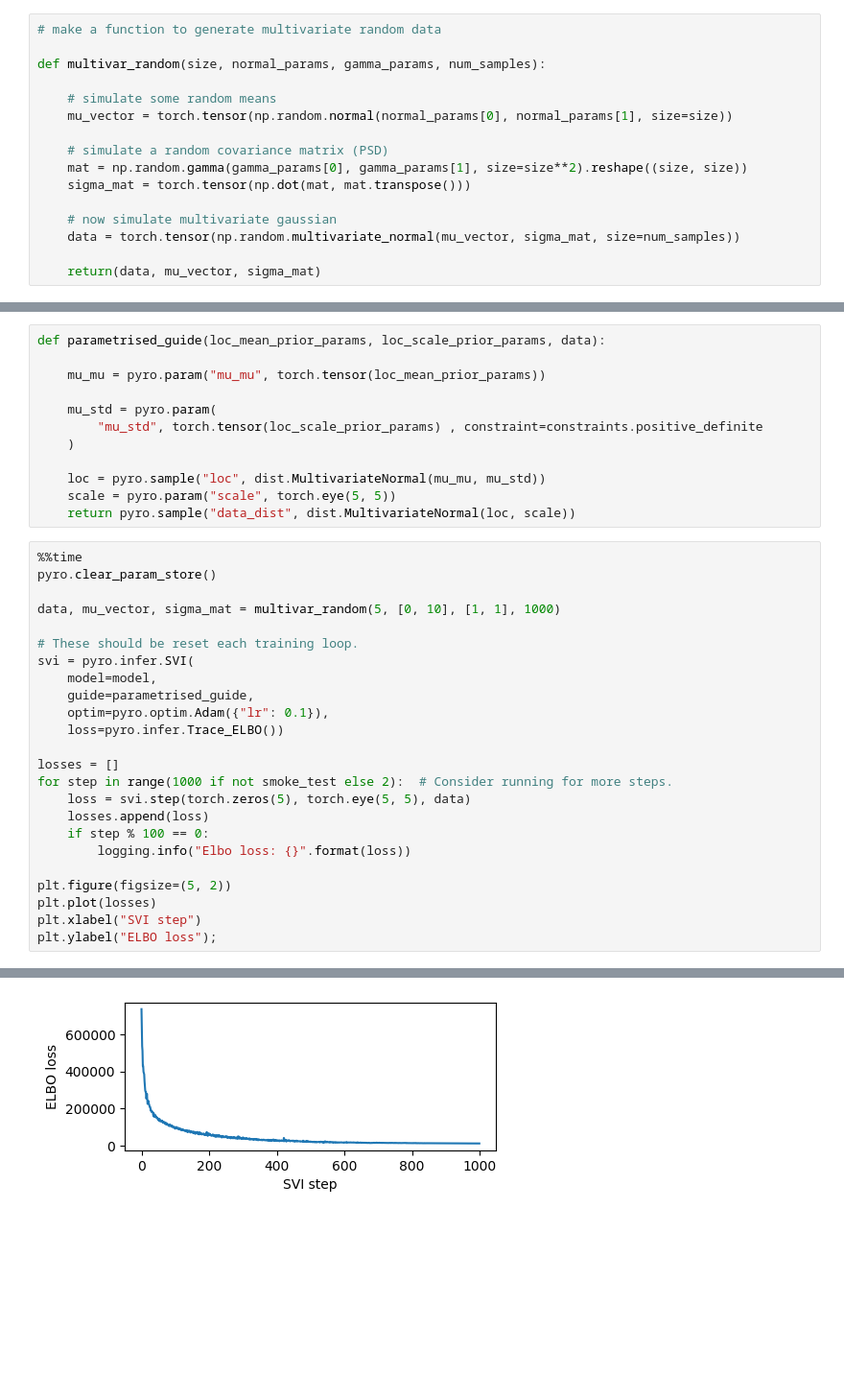
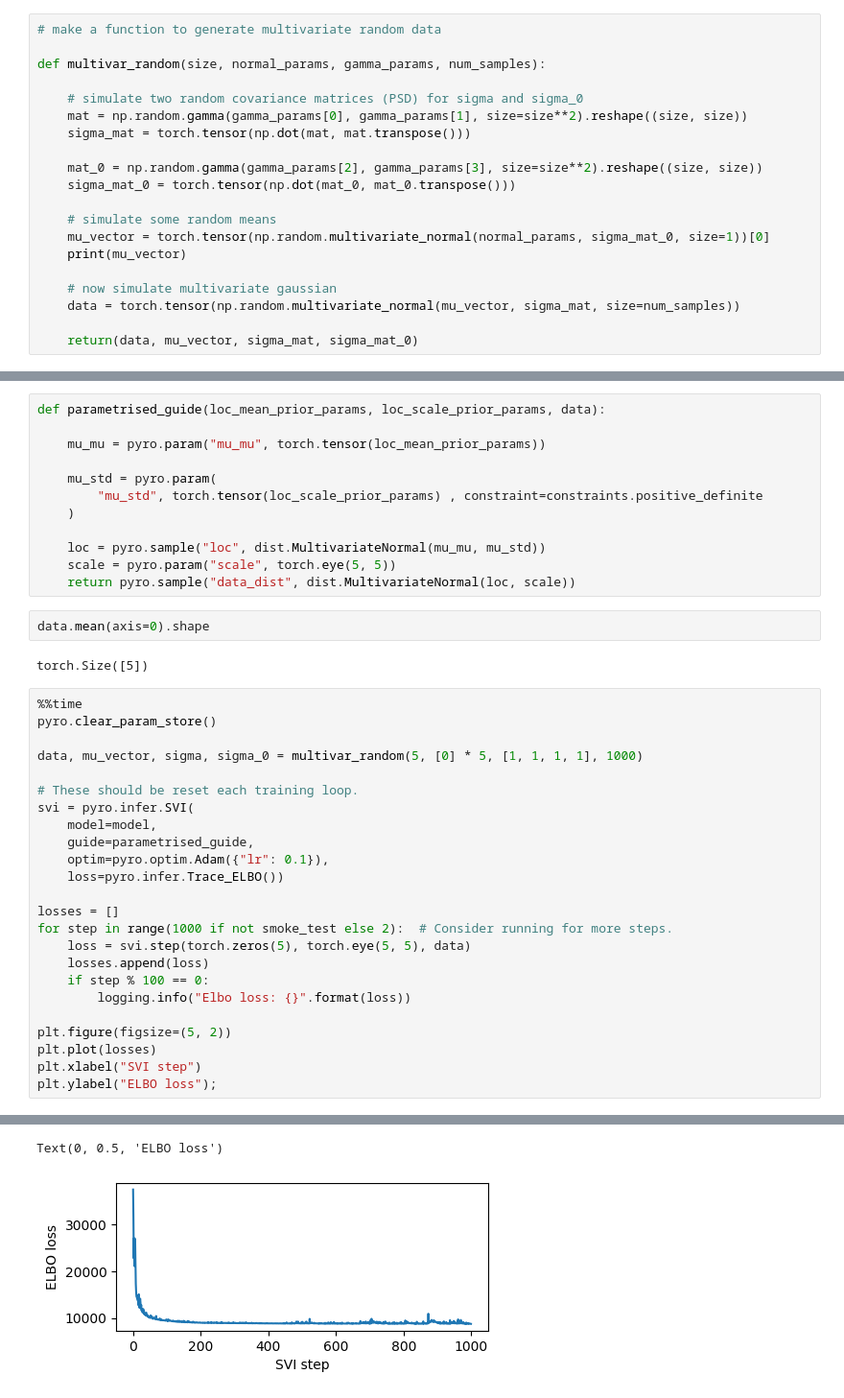
Before and after one commit to kmana1995/BayesianModeling, a Jupyter notebook: ProjectCode.ipynb, the cells around one changed output, grey strips where cells are left out. Shown at 96% size. Drawn from its saved outputs; the diff is of its cells as text; blank space fills up the shorter version.

Commit message:
Added multivariate Gaussian with SVI, as well as code to find true posterior. Both working well now

```diff
--- a/ProjectCode.ipynb
+++ b/ProjectCode.ipynb
@@ -116,17 +150,21 @@ std_b 0.45077208
 
 def multivar_random(size, normal_params, gamma_params, num_samples):
 
-    # simulate some random means
-    mu_vector = torch.tensor(np.random.normal(normal_params[0], normal_params[1], size=size))
-
-    # simulate a random covariance matrix (PSD)
+    # simulate two random covariance matrices (PSD) for sigma and sigma_0
     mat = np.random.gamma(gamma_params[0], gamma_params[1], size=size**2).reshape((size, size))
     sigma_mat = torch.tensor(np.dot(mat, mat.transpose()))
+
+    mat_0 = np.random.gamma(gamma_params[2], gamma_params[3], size=size**2).reshape((size, size))
+    sigma_mat_0 = torch.tensor(np.dot(mat_0, mat_0.transpose()))
+
+    # simulate some random means
+    mu_vector = torch.tensor(np.random.multivariate_normal(normal_params, sigma_mat_0, size=1))[0]
+    print(mu_vector)
 
     # now simulate multivariate gaussian
     data = torch.tensor(np.random.multivariate_normal(mu_vector, sigma_mat, size=num_samples))
 
-    return(data, mu_vector, sigma_mat)
+    return(data, mu_vector, sigma_mat, sigma_mat_0)
 # %%
 # define the model:
 
@@ -148,11 +186,15 @@ def parametrised_guide(loc_mean_prior_params, loc_scale_prior_params, data):
     loc = pyro.sample("loc", dist.MultivariateNormal(mu_mu, mu_std))
     scale = pyro.param("scale", torch.eye(5, 5))
     return pyro.sample("data_dist", dist.MultivariateNormal(loc, scale))
+# %%
+data.mean(axis=0).shape
+# %% [output]
+torch.Size([5])
 # %%
 %%time
 pyro.clear_param_store()
 
-data, mu_vector, sigma_mat = multivar_random(5, [0, 10], [1, 1], 1000)
+data, mu_vector, sigma, sigma_0 = multivar_random(5, [0] * 5, [1, 1, 1, 1], 1000)
 
 # These should be reset each training loop.
 svi = pyro.infer.SVI(
@@ -188 +230,2 @@ Text(0, 0.5, 'ELBO loss')
+Text(0, 0.5, 'ELBO loss')
-[figure, old version]
+[figure, new version]
```
Also changed, not shown: parts of 12 cells of this notebook.
